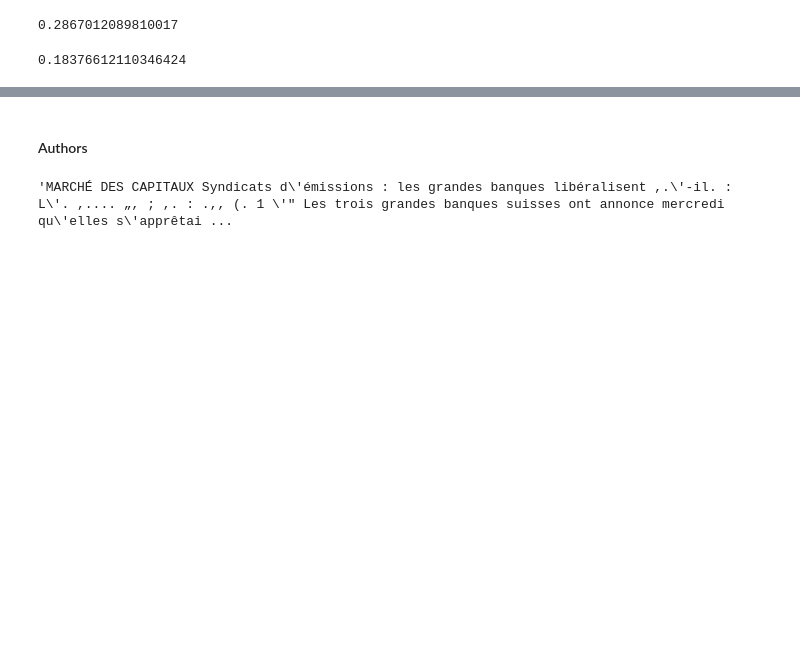
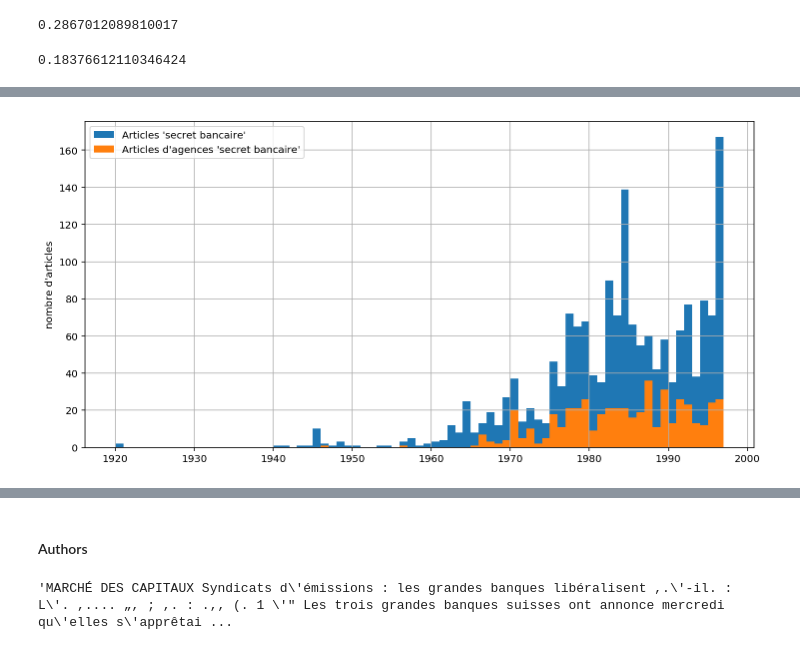
Before and after one commit to RomainMendez/Digital-Humanities-Project, a Jupyter notebook: src/author_analysis.ipynb, the cells around one changed output, grey strips where cells are left out. Saved outputs shown, nothing was run; the diff lists cells and outputs as text; code cells hidden in the pictures; blank space fills up the shorter version.

```diff
--- a/src/author_analysis.ipynb
+++ b/src/author_analysis.ipynb
@@ -139,0 +101,11 @@ agency_indexes.sum() / articles.shape[0]
+# %%
+year_hist(articles[banking_indexes])
+year_hist(articles[banking_indexes & agency_indexes]);
+
+plt.legend([
+    "Articles 'secret bancaire'",
+    "Articles d'agences 'secret bancaire'"
+]);
+plt.savefig("../rapport/analysis/angency_banking_hist.png", dpi=200);
+# %% [output]
+[figure, added]
```
Also changed, not shown: parts of 10 cells of this notebook, 5 other files.
